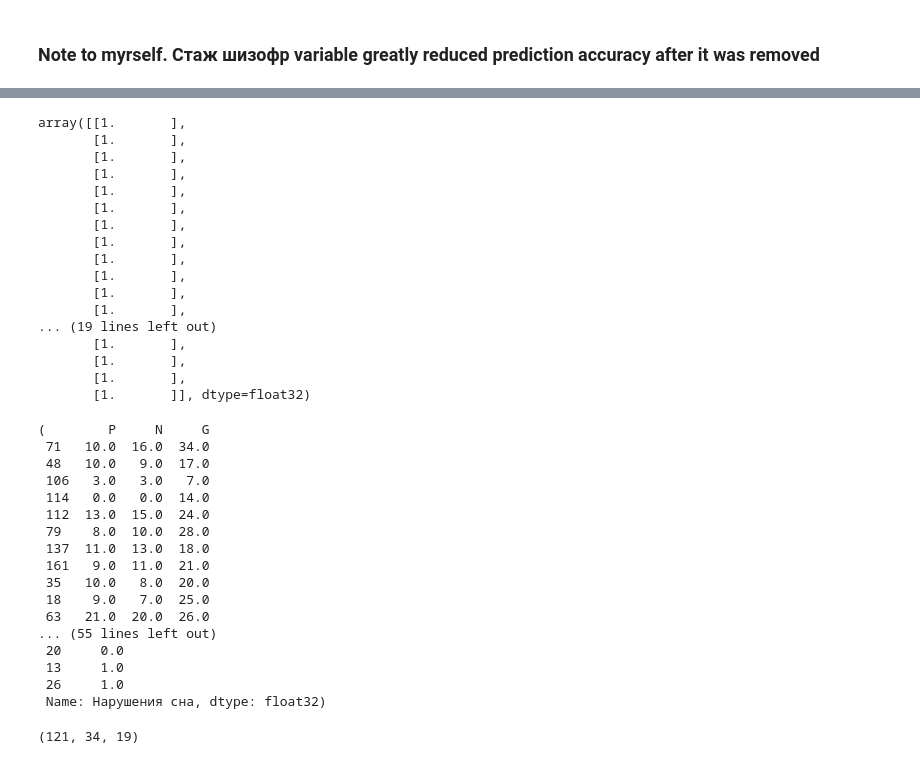
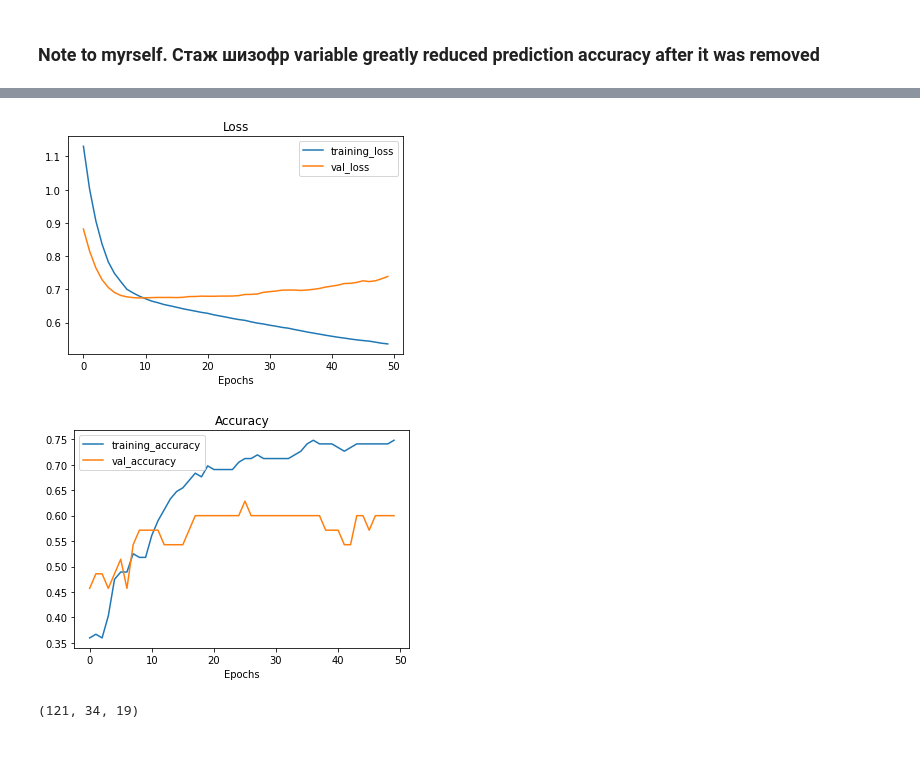
Before and after one commit to Nikitaion/mental_disorders, a Jupyter notebook: mental_disorders.ipynb, the cells around one changed output, grey strips where cells are left out. Saved outputs shown, nothing was run; the diff lists cells and outputs as text; code cells hidden in the pictures.

Commit message:
Added model with using validation data and plot_loss_curves it

```diff
--- a/mental_disorders.ipynb
+++ b/mental_disorders.ipynb
@@ -342,24 +357,24 @@ data = ds.drop(columns=['Тревога', 'Депрессия'])
 y = data['Нарушения сна']
 # X = data.drop(columns=['Нарушения сна'])
 # X = data[['Пол', 'Удовлетворенность семейными отношениями', 'ЧМТ','Стаж шизофр', 'Образование']]
-# X = data[['Пол', 'Удовлетворенность семейными отношениями', 'ЧМТ','Стаж шизофр', 'Образование', 'Насл отягощенность', 'P', 'N', 'G']]
-X = data[[ 'P', 'N', 'G']] # Only with these 3 values we can get very good result
+X = data[['Пол', 'Удовлетворенность семейными отношениями', 'ЧМТ','Стаж шизофр', 'Образование', 'Насл отягощенность', 'P', 'N', 'G']]
+# X = data[[ 'P', 'N', 'G']] # Only with these 3 values we can get very good result
 
-X_train, X_test, y_train, y_test = train_test_split(X, y, test_size=0.2)
+X_train, X_valid, y_train, y_valid = train_test_split(X, y, test_size=0.2)
 # %%
 # Scale X from 0 to 1
 from sklearn.preprocessing import StandardScaler
 
 scaler = StandardScaler()
 X_train_scaled = scaler.fit_transform(X_train)
-X_test_scaled = scaler.transform(X_test)
+X_valid_scaled = scaler.transform(X_valid)
 # %%
 tf.random.set_seed(42)
 
 model = tf.keras.Sequential([
-    tf.keras.layers.Dense(100, activation='relu'),
-    tf.keras.layers.Dense(100, activation='relu'),
-    tf.keras.layers.Dense(100, activation='relu'),
+    tf.keras.layers.Dense(10, activation='relu'),
+    tf.keras.layers.Dense(10, activation='relu'),
+    # tf.keras.layers.Dense(10, activation='relu'),
 
     # tf.keras.layers.Dense(256, activation='relu'),
     tf.keras.layers.Dense(1, activation='sigmoid')
@@ -371,5 +386,8 @@ model.compile(
     metrics=["accuracy"]
 )
 
-history = model.fit(X_train_scaled, y_train, epochs=150)
+history = model.fit(X_train_scaled,
+                    y_train,
+                    epochs=50,
+                    validation_data = (X_valid_scaled, y_valid))
 # %% [output]
@@ -393,43 +411,8 @@ Epoch 150/150
-# %%
-model.predict(X_test)
-# %% [output]
-array([[1.       ],
-       [1.       ],
-       [1.       ],
-       [1.       ],
-       [1.       ],
-       [1.       ],
-       [1.       ],
-       [1.       ],
-       [1.       ],
-       [1.       ],
-       [1.       ],
-       [1.       ],
-... (19 lines left out)
-       [1.       ],
-       [1.       ],
-       [1.       ],
-       [1.       ]], dtype=float32)
-# %%
-X_test, y_test
-# %% [output]
-(        P     N     G
- 71   10.0  16.0  34.0
- 48   10.0   9.0  17.0
- 106   3.0   3.0   7.0
- 114   0.0   0.0  14.0
- 112  13.0  15.0  24.0
- 79    8.0  10.0  28.0
- 137  11.0  13.0  18.0
- 161   9.0  11.0  21.0
- 35   10.0   8.0  20.0
- 18    9.0   7.0  25.0
- 63   21.0  20.0  26.0
-... (55 lines left out)
- 20     0.0
- 13     1.0
- 26     1.0
- Name: Нарушения сна, dtype: float32)
+# %%
+plot_loss_curves(history)
+# %% [output]
+[figure, added]
+[figure, added]
 # %%
 train_data = data[:121] # 70%
 validation_data = data[121:155] # 20%
```
Also changed, not shown: parts of 6 cells of this notebook.
